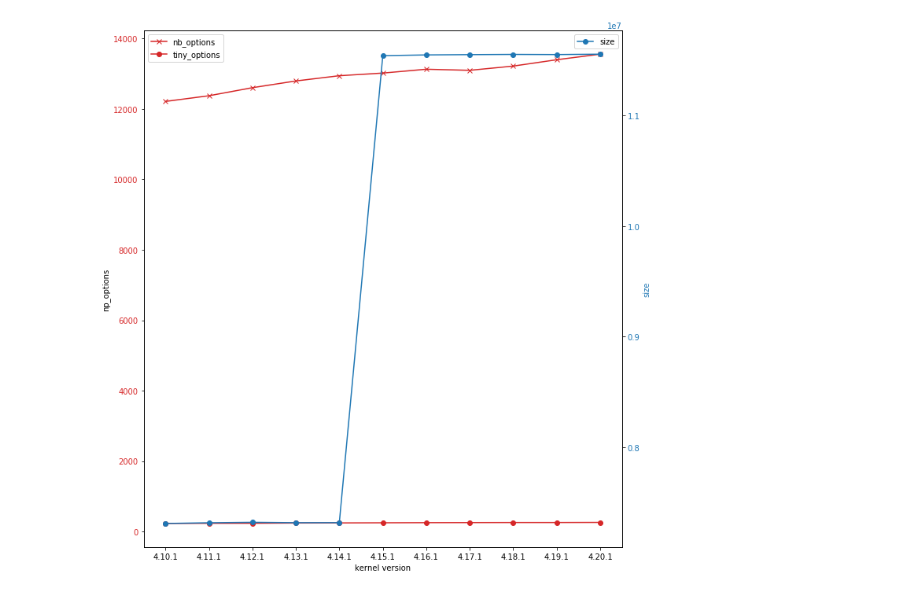
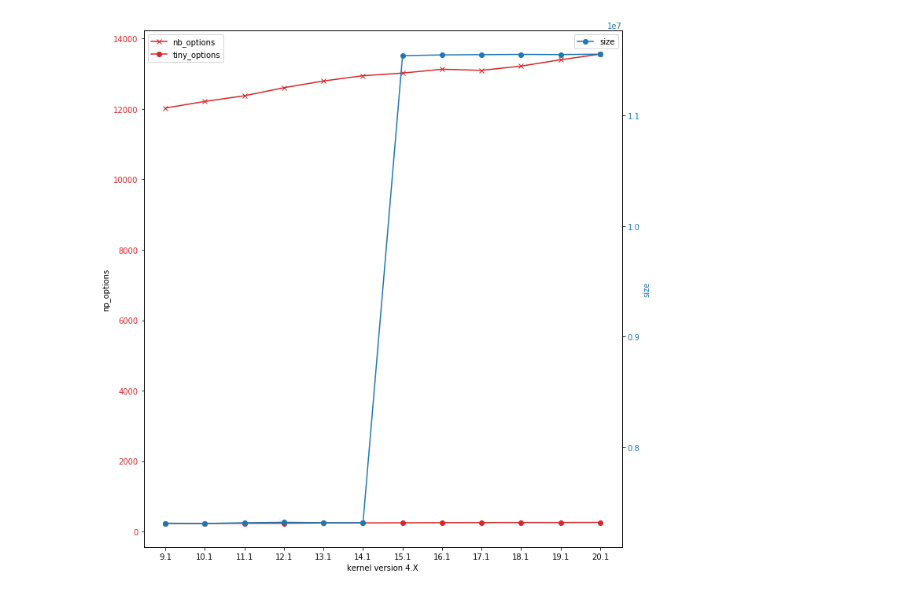
Before and after one commit to TuxML/evolution-showcase, a Jupyter notebook: evo-query.ipynb, the cells around one changed output. Saved outputs shown, nothing was run; the diff lists cells and outputs as text; code cells hidden in the pictures.

```diff
--- a/evo-query.ipynb
+++ b/evo-query.ipynb
@@ -53,7 +53,7 @@ def count_active_options(conf):
 
 ksizes_tiny = pd.DataFrame(columns=['Kernel_version', 'size', 'tiny_options'])
 # 30
-cids = [38, 35, 40, 41, 42, 61, 57, 54, 72, 73, 74] # cids of tiny kernels
+cids = [38, 35, 40, 41, 42, 61, 57, 54, 72, 73, 74, 79] # cids of tiny kernels
 i = 0
 for cid in cids:
     r = compute_kernel(cid)
@@ -84,9 +85,10 @@ ksizes_tiny
 df_okernels = pd.read_csv("kernel_options.csv")
 df_okernels_x86 = df_okernels[df_okernels['ARCH'] == 'x86']
 
-df_integrated_evokernel = pd.merge(ksizes_tiny, df_okernels_x86, on='Kernel_version').sort_values(by='Kernel_version')
+df_integrated_evokernel = pd.merge(ksizes_tiny, df_okernels_x86, on='Kernel_version') #.sort_values(by='Kernel_version')
+df_integrated_evokernel['version'] = pd.to_numeric(df_integrated_evokernel["Kernel_version"].str.replace("linux-4.", "", case = False))
 # proper/cleaning
-df_integrated_evokernel = df_integrated_evokernel.reset_index(drop=True).drop(columns=["Sumtotkernel", "ARCH"], axis=1)
+df_integrated_evokernel = df_integrated_evokernel.sort_values(by='version').reset_index(drop=True).drop(columns=["Kernel_version", "Sumtotkernel", "ARCH"], axis=1)
 #df_okernels_x86["kernel_version"] = df_okernels_x86["Kernel_version"].str.replace("linux-", "", case = False)
 #plt.figure(figsize=(15, 15))
 #df_integrated_evokernel.plot(y=['nb_options', 'tiny_options'], figsize=(15, 8), style='.')
@@ -112,29 +115,29 @@ df_integrated_evokernel.sort_values(by="Kernel_version")
 # %%
 import numpy as np
 import matplotlib.pyplot as plt
 
 fig, ax1 = plt.subplots(figsize=(10, 10))
 
 color = 'tab:red'
 color2 = 'tab:orange'
-ax1.set_xlabel('kernel version')
+ax1.set_xlabel('kernel version 4.X')
 ax1.set_ylabel('np_options') #, color=color)
 ax1.plot(df_integrated_evokernel.index.values, df_integrated_evokernel['nb_options'], 'x-', color=color)
 ax1.plot(df_integrated_evokernel.index.values, df_integrated_evokernel['tiny_options'], 'o-', color=color)
 ax1.tick_params(axis='y', labelcolor=color)
 ax1.legend()
 ax2 = ax1.twinx()  # instantiate a second axes that shares the same x-axis
 
 color = 'tab:blue'
 ax2.set_ylabel('size', color=color)  # we already handled the x-label with ax1
 ax2.plot(df_integrated_evokernel.index.values, df_integrated_evokernel['size'], 'o-', color=color)
 ax2.tick_params(axis='y', labelcolor=color)
 
 ax2.legend()
-plt.xticks(ticks=df_integrated_evokernel.index.values, labels=df_integrated_evokernel['Kernel_version'].str.replace("linux-", "", case = False))
+plt.xticks(ticks=df_integrated_evokernel.index.values, labels=df_integrated_evokernel['version'])
 
 fig.tight_layout()  # otherwise the right y-label is slightly clipped
 
 plt.show()
 # %% [output]
-[figure, old version]
+[figure, new version]
```
Also changed, not shown: parts of 3 cells of this notebook.
